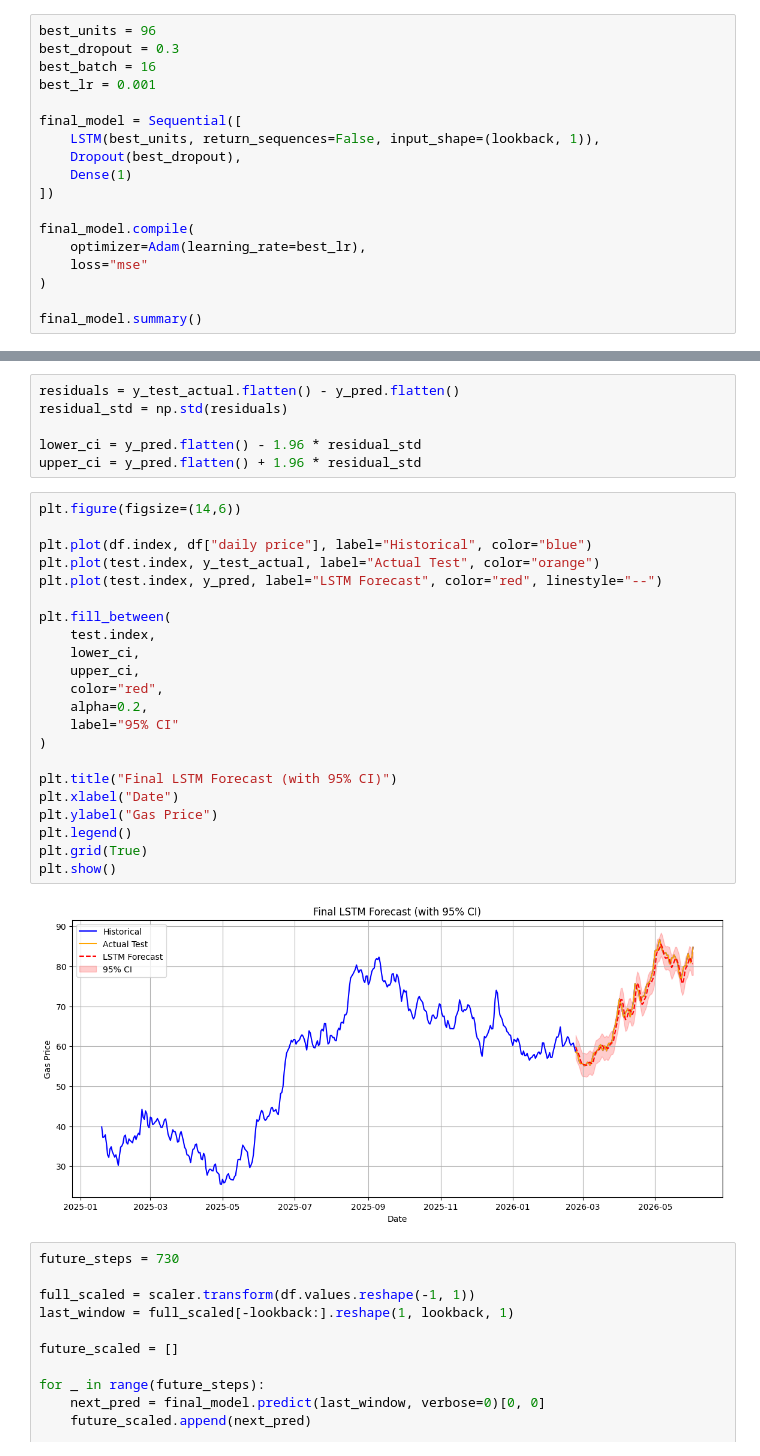
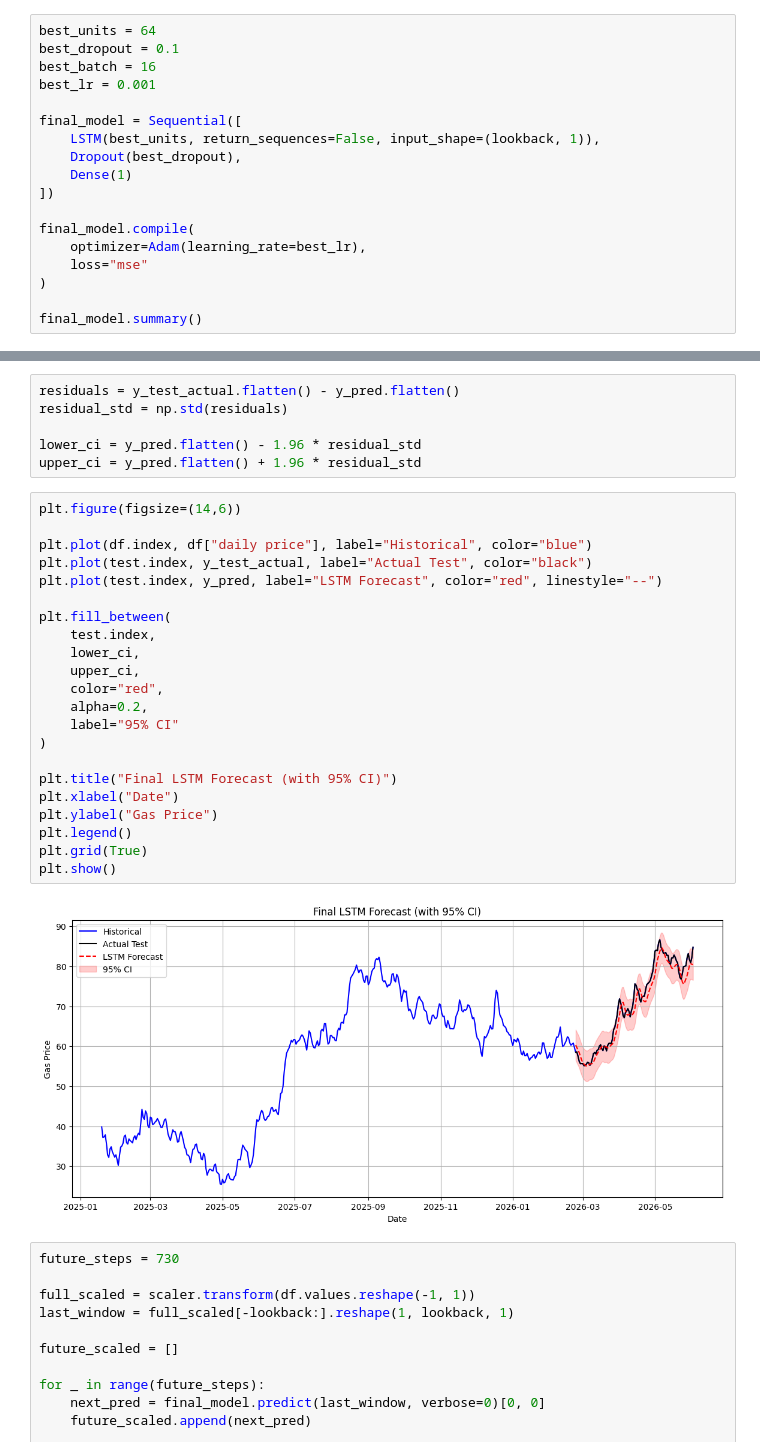
Before and after one commit to Revanth214214/gas_prices_forecasting, a Jupyter notebook: notebooks/05_LSTM.ipynb, the cells around one changed output, grey strips where cells are left out. Saved outputs shown, nothing was run; the diff lists cells and outputs as text.

Commit message:
finalised all the model outputs and best models and saved the metrics

```diff
--- a/notebooks/05_LSTM.ipynb
+++ b/notebooks/05_LSTM.ipynb
@@ -399,6 +400,6 @@ best_params
 # %%
-best_units = 96
-best_dropout = 0.3
+best_units = 64
+best_dropout = 0.1
 best_batch = 16
 best_lr = 0.001
 
@@ -478,27 +479,27 @@ upper_ci = y_pred.flatten() + 1.96 * residual_std
 # %%
 plt.figure(figsize=(14,6))
 
 plt.plot(df.index, df["daily price"], label="Historical", color="blue")
-plt.plot(test.index, y_test_actual, label="Actual Test", color="orange")
+plt.plot(test.index, y_test_actual, label="Actual Test", color="black")
 plt.plot(test.index, y_pred, label="LSTM Forecast", color="red", linestyle="--")
 
 plt.fill_between(
     test.index,
     lower_ci,
     upper_ci,
     color="red",
     alpha=0.2,
     label="95% CI"
 )
 
 plt.title("Final LSTM Forecast (with 95% CI)")
 plt.xlabel("Date")
 plt.ylabel("Gas Price")
 plt.legend()
 plt.grid(True)
 plt.show()
 # %% [output]
-[figure, old version]
+[figure, new version]
 # %%
 future_steps = 730
 
```
Also changed, not shown: parts of 17 cells of this notebook, 8 other files.
